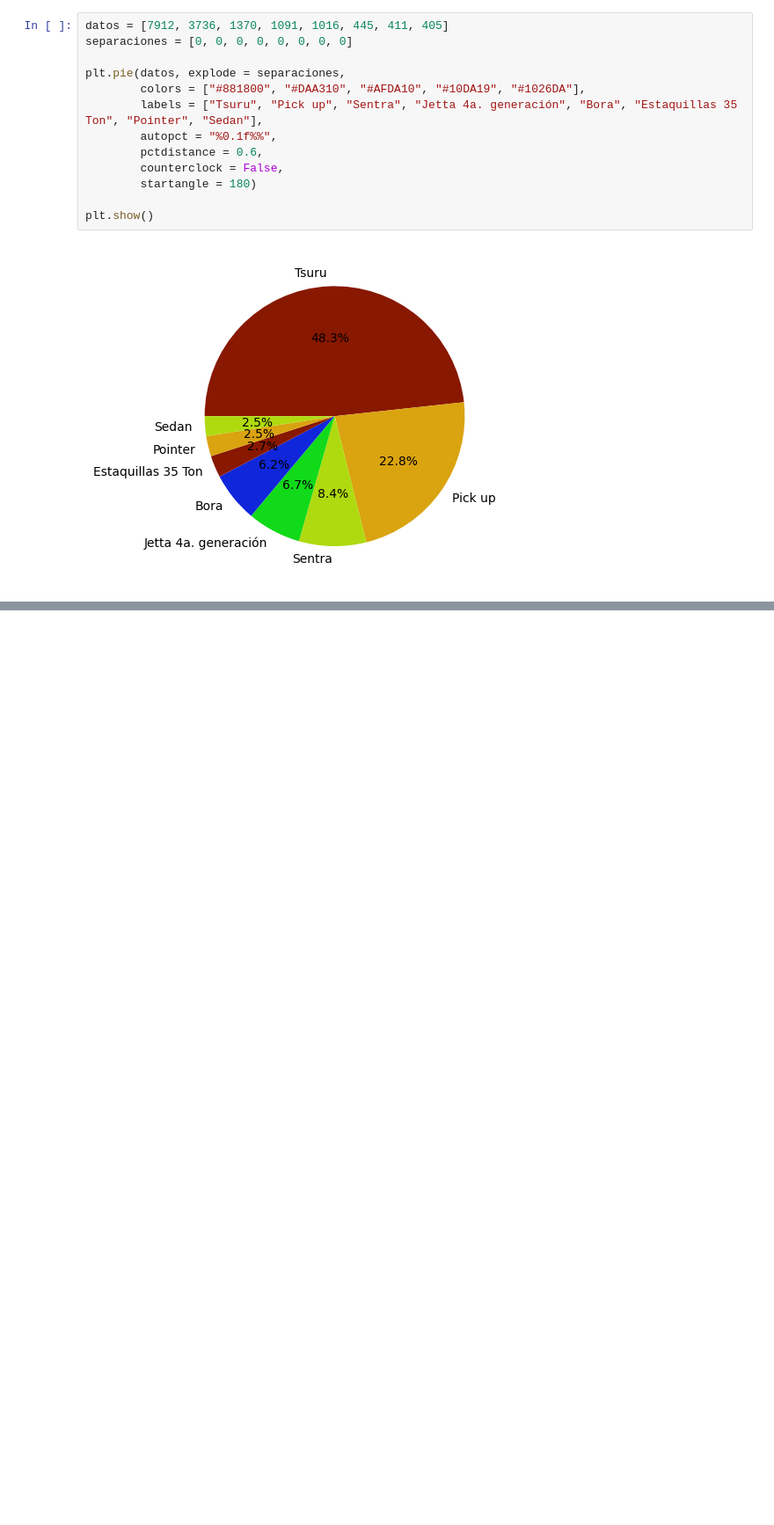
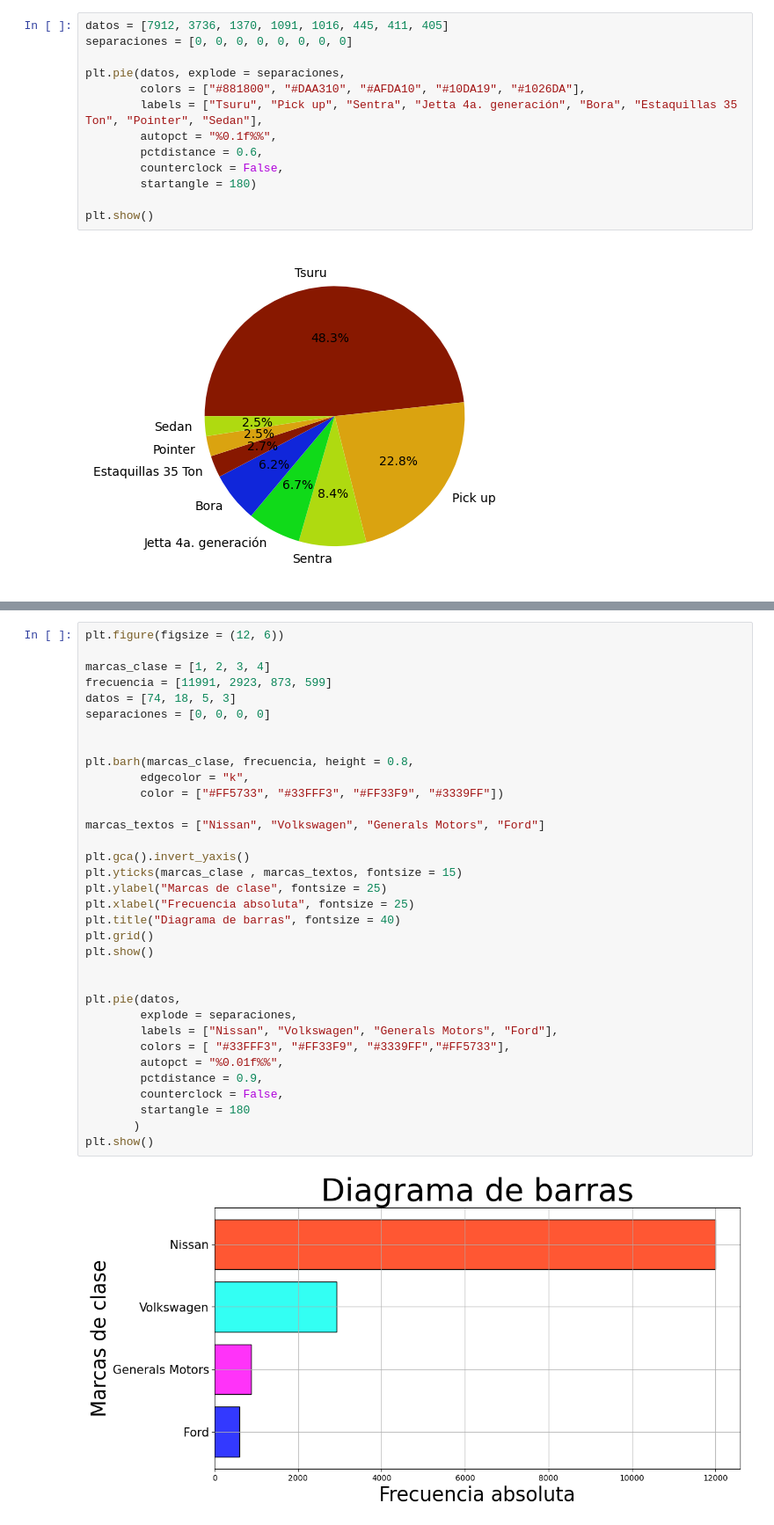
Before and after one commit to AbrahamCalva/Ejercicio_9, a Jupyter notebook: ejercicio_9.ipynb, the cells around one changed output, grey strips where cells are left out. Shown at 88% size. Drawn from its saved outputs; the diff is of its cells as text; blank space fills up the shorter version.

```diff
--- a/ejercicio_9.ipynb
+++ b/ejercicio_9.ipynb
@@ -131,0 +175,36 @@ plt.show()
+# %%
+plt.figure(figsize = (12, 6))
+
+marcas_clase = [1, 2, 3, 4]
+frecuencia = [11991, 2923, 873, 599]
+datos = [74, 18, 5, 3]
+separaciones = [0, 0, 0, 0]
+
+
+plt.barh(marcas_clase, frecuencia, height = 0.8,
+        edgecolor = "k",
+        color = ["#FF5733", "#33FFF3", "#FF33F9", "#3339FF"])
+
+marcas_textos = ["Nissan", "Volkswagen", "Generals Motors", "Ford"]
+
+plt.gca().invert_yaxis()
+plt.yticks(marcas_clase , marcas_textos, fontsize = 15)
+plt.ylabel("Marcas de clase", fontsize = 25)
+plt.xlabel("Frecuencia absoluta", fontsize = 25)
+plt.title("Diagrama de barras", fontsize = 40)
+plt.grid()
+plt.show()
+
+
+plt.pie(datos,
+        explode = separaciones,
+        labels = ["Nissan", "Volkswagen", "Generals Motors", "Ford"],
+        colors = [ "#33FFF3", "#FF33F9", "#3339FF","#FF5733"],
+        autopct = "%0.01f%%",
+        pctdistance = 0.9,
+        counterclock = False,
+        startangle = 180
+       )
+plt.show()
+# %% [output]
+[figure, added]
```
Also changed, not shown: parts of 6 cells of this notebook.
